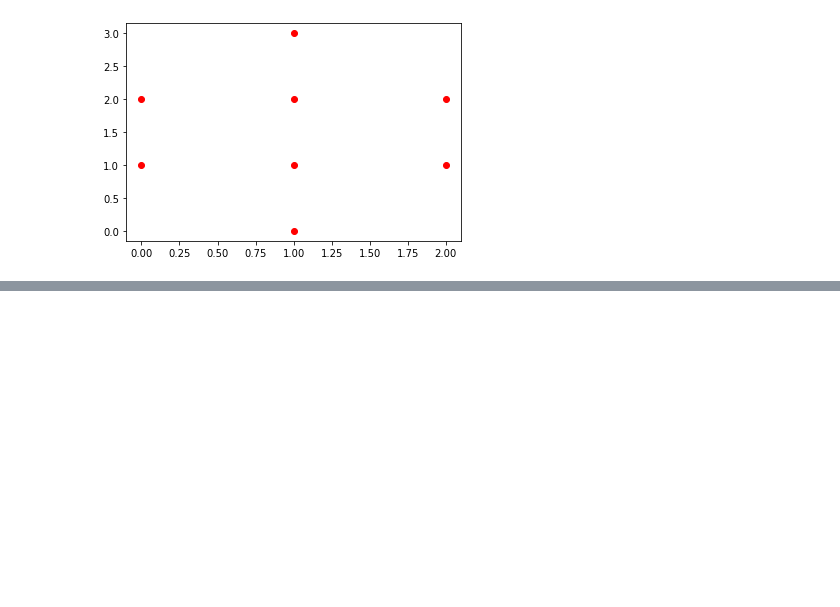
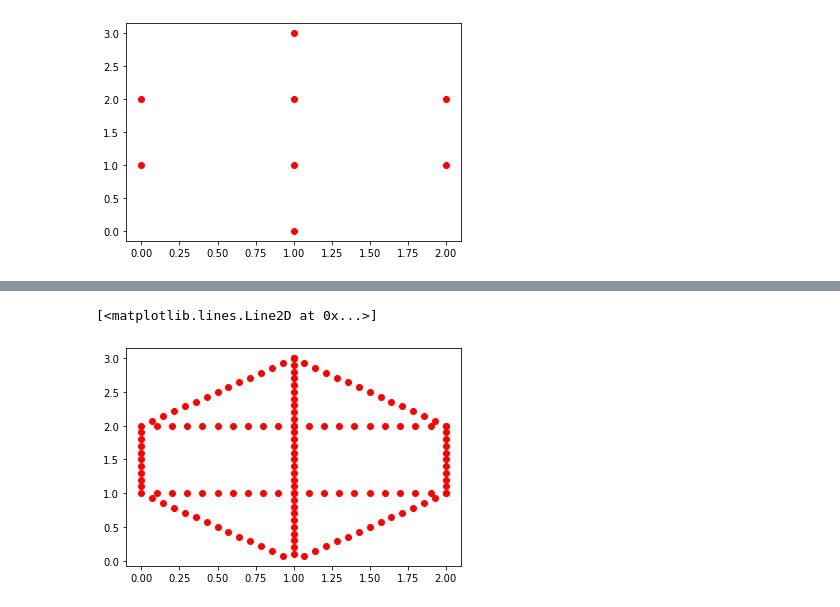
Before and after one commit to MarkSomogyvari/CyberSpreewald, a Jupyter notebook: Prototyping.ipynb, the cells around one changed output, grey strips where cells are left out. Drawn from its saved outputs; the diff is of its cells as text; code cells hidden in the pictures; blank space fills up the shorter version.

```diff
--- a/Prototyping.ipynb
+++ b/Prototyping.ipynb
@@ -55,6 +55,3 @@ df
 | 10 | 1 | 2 | 2 | 2 | FG |
 | 11 | 1 | 2 | 1 | 3 | FH |
 | 12 | 2 | 2 | 1 | 3 | GH |
-# %%
-for i in range(0,len(df)):
-    plt.plot([df.Xb[i],df.Yb[i]],[df.Xe[i],df.Ye[i]])
@@ -62,0 +60,7 @@ for i in range(0,len(df)):
+# %%
+#Support geometry functions
+def section_len(df):
+    return np.sqrt((df.Xe-df.Xb)**2+(df.Ye-df.Yb)**2)
+
+def section_angle(df):
+    return np.arctan((df.Ye-df.Yb)/(df.Xe-df.Xb))
@@ -73,0 +108,29 @@ q = ax.quiver(df.Xb, df.Yb, df.Xe - df.Xb, df.Ye-df.Yb, units='xy',scale=1)
+# %%
+dx = 0.1
+L = section_len(df)
+alpha = section_angle(df)
+X_len = df.Xe-df.Xb
+Y_len = df.Ye-df.Yb
+
+DFN_Mat2 = np.array([[],[],[],[],[]]).T
+for i in range(0,len(df)):
+    n_seg = np.floor(L[i]/dx)
+    d_seg = L/n_seg
+
+    for j in range(0,int(n_seg)):
+        newline0 = df.Xb[i] + j*X_len[i]/n_seg
+        newline1 = df.Yb[i] + j*Y_len[i]/n_seg
+        newline2 = df.Xb[i] + (j+1)*X_len[i]/n_seg
+        newline3 = df.Yb[i] + (j+1)*Y_len[i]/n_seg
+        newline4 = df.Name[i]
+
+        DFN_Mat2 = np.vstack([DFN_Mat2,[newline0,newline1,newline2,newline3,newline4]])
+
+
+sf = pd.DataFrame(DFN_Mat2, columns = ['Xb','Yb','Xe','Ye','Name'])
+sf.iloc[:,0:4] = sf.iloc[:,0:4].astype('float')
+# %%
+plt.plot(sf.Xe,sf.Ye,'ro')
+# %% [output]
+[<matplotlib.lines.Line2D at 0x...>]
+[figure, added]
```
Also changed, not shown: parts of 11 cells of this notebook.
